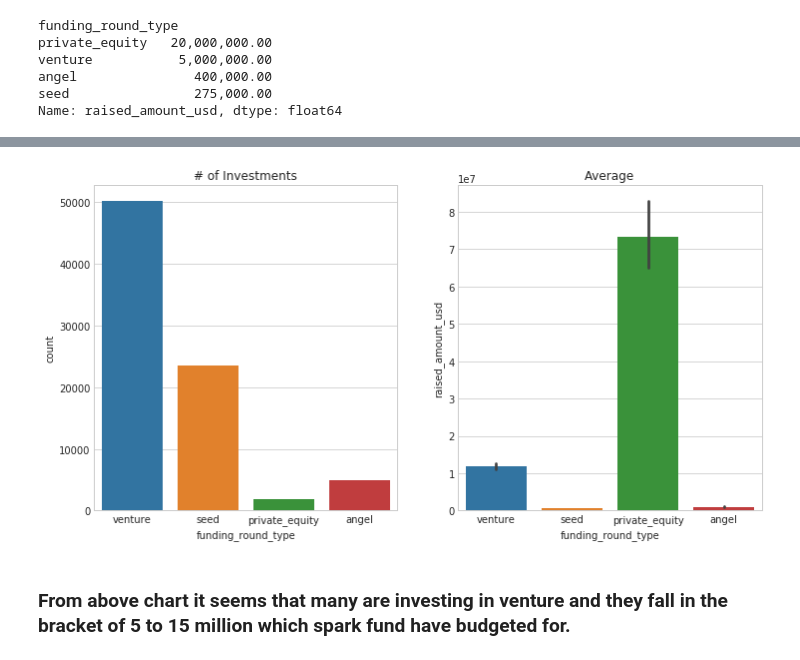
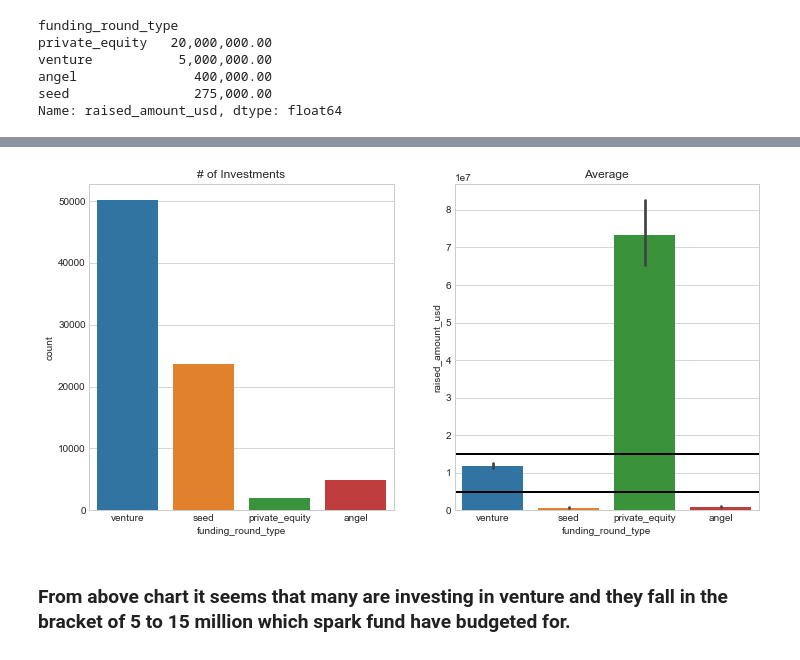
Before and after one commit to santhoshpkumar/Spark-Funds-Investment-CaseStudy, a Jupyter notebook: Investment_Analysis_Assignment.ipynb, the cells around one changed output, grey strips where cells are left out. Cells and saved outputs as stored; diff of their text form; code cells hidden in the pictures.

```diff
--- a/Investment_Analysis_Assignment.ipynb
+++ b/Investment_Analysis_Assignment.ipynb
@@ -627,14 +628,16 @@ plt.show()
 # %%
 plt.figure(figsize=(12, 6))
 plt.subplot(1, 2, 1)
 sns.countplot(x="funding_round_type", data=master_frame)
 plt.title("# of Investments")
 plt.subplot(1, 2, 2)
 sns.barplot(y='raised_amount_usd', x="funding_round_type", data=master_frame, estimator=np.mean)
 plt.title("Average")
+plt.axhline(y=5000000, linewidth=2, color = 'k')
+plt.axhline(y=15000000, linewidth=2, color = 'k')
 plt.show()
 # %% [output]
-[figure, old version]
+[figure, new version]
 # %% [markdown]
 ### From above chart it seems that many are investing in venture and they fall in the bracket of 5 to 15 million which spark fund have budgeted for.
 # %%
```
Also changed, not shown: parts of 22 cells of this notebook, 2 other files.
